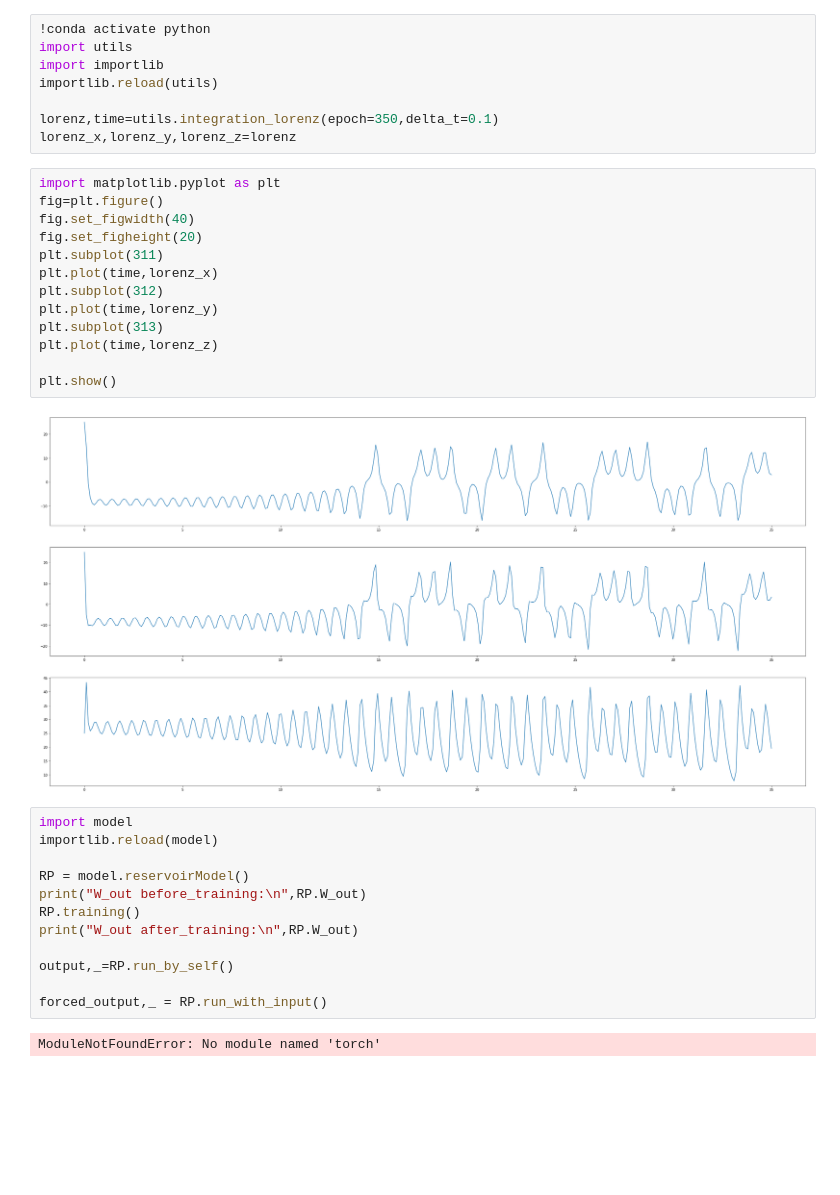
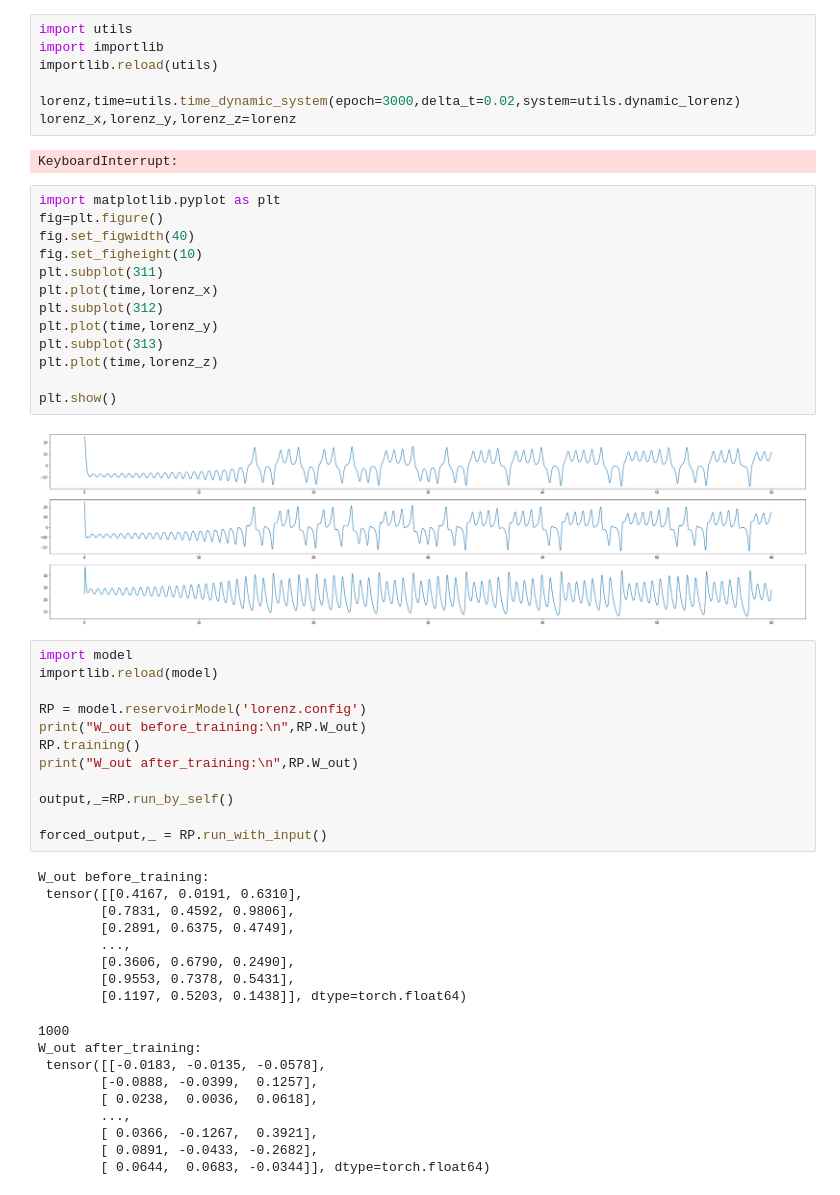
Before and after one commit to bucketfish0000/reservoir_restructure, a Jupyter notebook: reservoir.ipynb, the cells around one changed output. Cells and saved outputs as stored; diff of their text form; blank space fills up the shorter version.

```diff
--- a/reservoir.ipynb
+++ b/reservoir.ipynb
@@ -1,31 +1,32 @@
 # %%
-!conda activate python
 import utils
 import importlib
 importlib.reload(utils)
 
-lorenz,time=utils.integration_lorenz(epoch=350,delta_t=0.1)
+lorenz,time=utils.time_dynamic_system(epoch=3000,delta_t=0.02,system=utils.dynamic_lorenz)
 lorenz_x,lorenz_y,lorenz_z=lorenz
+# %% [output]
+KeyboardInterrupt:
 # %%
 import matplotlib.pyplot as plt
 fig=plt.figure()
 fig.set_figwidth(40)
-fig.set_figheight(20)
+fig.set_figheight(10)
 plt.subplot(311)
 plt.plot(time,lorenz_x)
 plt.subplot(312)
 plt.plot(time,lorenz_y)
 plt.subplot(313)
 plt.plot(time,lorenz_z)
 
 plt.show()
 # %% [output]
-[figure, old version]
+[figure, new version]
 # %%
 import model
 importlib.reload(model)
 
-RP = model.reservoirModel()
+RP = model.reservoirModel('lorenz.config')
 print("W_out before_training:\n",RP.W_out)
 RP.training()
 print("W_out after_training:\n",RP.W_out)
@@ -34,5 +35,21 @@ output,_=RP.run_by_self()
 
 forced_output,_ = RP.run_with_input()
 # %% [output]
-ModuleNotFoundError: No module named 'torch'
+W_out before_training:
+ tensor([[0.4167, 0.0191, 0.6310],
+        [0.7831, 0.4592, 0.9806],
+        [0.2891, 0.6375, 0.4749],
+        ...,
+        [0.3606, 0.6790, 0.2490],
+        [0.9553, 0.7378, 0.5431],
+        [0.1197, 0.5203, 0.1438]], dtype=torch.float64)
+1000
+W_out after_training:
+ tensor([[-0.0183, -0.0135, -0.0578],
+        [-0.0888, -0.0399,  0.1257],
+        [ 0.0238,  0.0036,  0.0618],
+        ...,
+        [ 0.0366, -0.1267,  0.3921],
+        [ 0.0891, -0.0433, -0.2682],
+        [ 0.0644,  0.0683, -0.0344]], dtype=torch.float64)
 # %%
```
Also changed, not shown: parts of 3 cells of this notebook, 5 other files.
